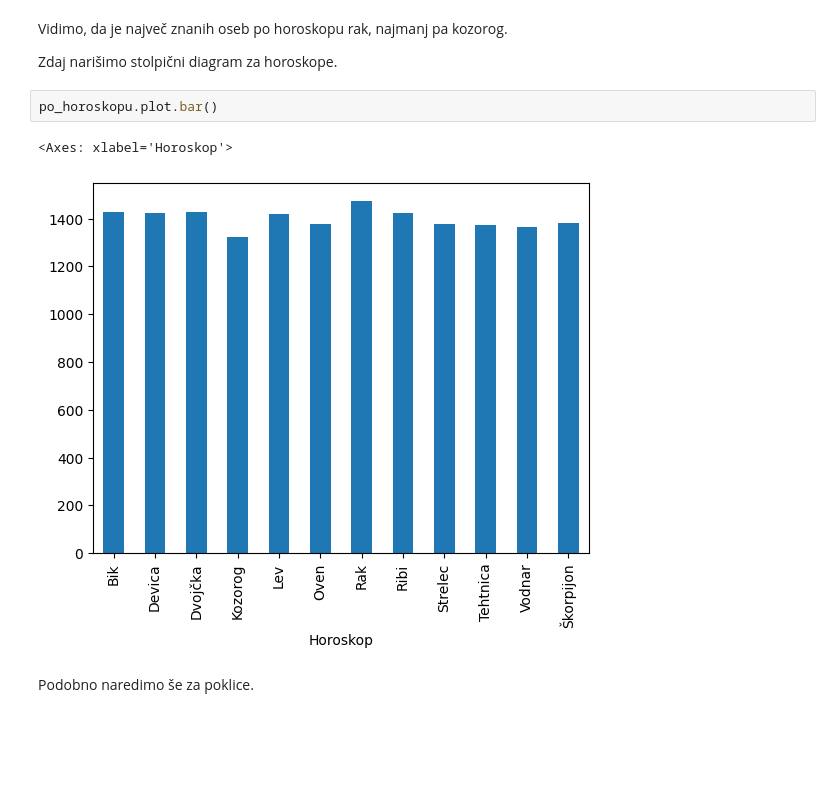
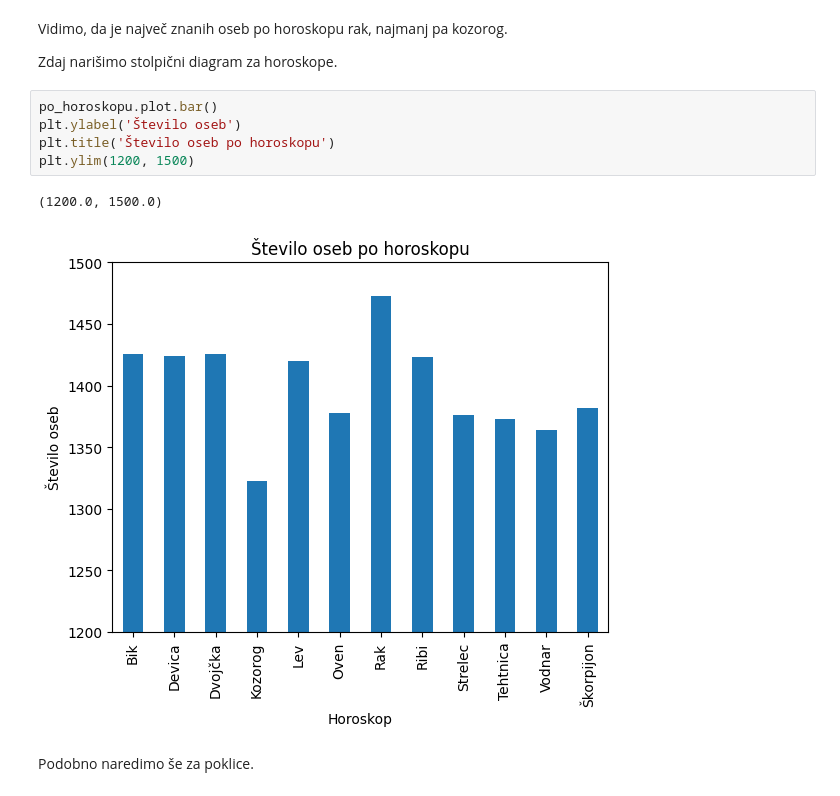
Before and after one commit to JasminaMazej/Projektna-naloga, a Jupyter notebook: analiza.ipynb, the cells around one changed output. Saved outputs shown, nothing was run; the diff lists cells and outputs as text; blank space fills up the shorter version.

```diff
--- a/analiza.ipynb
+++ b/analiza.ipynb
@@ -143,9 +144,12 @@ Vidimo, da je največ znanih oseb po horoskopu rak, najmanj pa kozorog.
 Zdaj narišimo stolpični diagram za horoskope.
 # %%
 po_horoskopu.plot.bar()
+plt.ylabel('Število oseb')
+plt.title('Število oseb po horoskopu')
+plt.ylim(1200, 1500)
 # %% [output]
-<Axes: xlabel='Horoskop'>
+(1200.0, 1500.0)
-[figure, old version]
+[figure, new version]
 # %% [markdown]
 Podobno naredimo še za poklice.
 # %%
```
Also changed, not shown: parts of 5 cells of this notebook, 2 other files.
